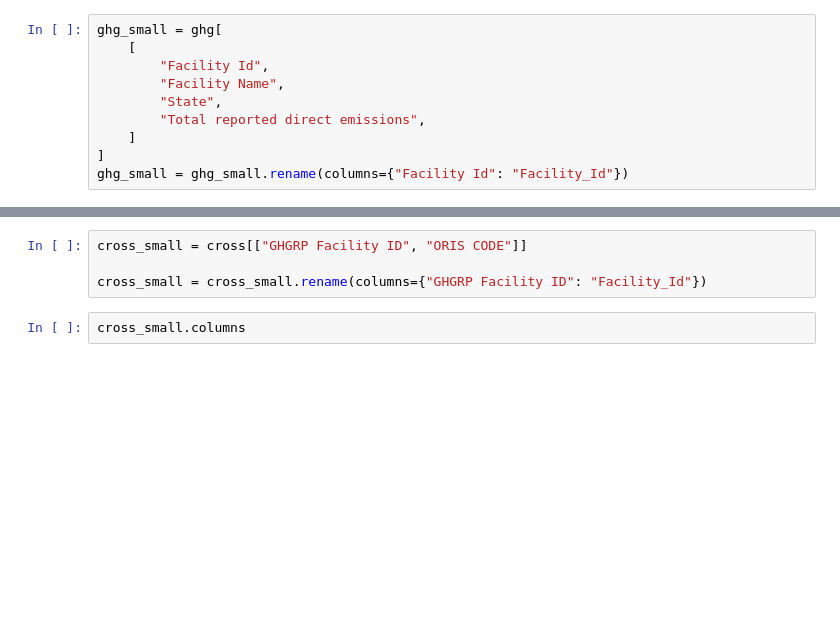
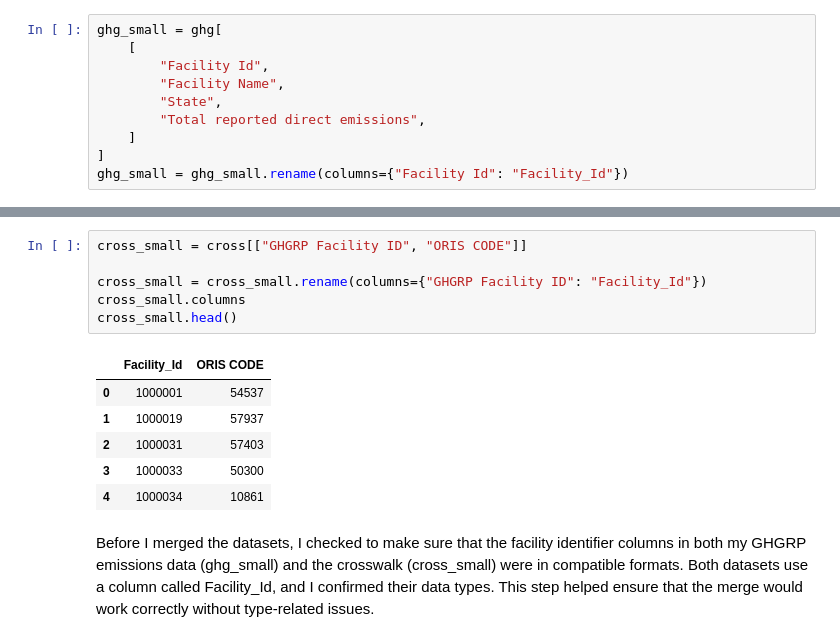
Before and after one commit to aak2257/aak2257.github.io, a Jupyter notebook: Project2.ipynb, the cells around one changed output, grey strips where cells are left out. Cells and saved outputs as stored; diff of their text form; blank space fills up the shorter version.

```diff
--- a/Project2.ipynb
+++ b/Project2.ipynb
@@ -36,9 +104,22 @@ print("Crosswalk columns:", cross.columns.tolist())
 # %%
 cross_small = cross[["GHGRP Facility ID", "ORIS CODE"]]
 
 cross_small = cross_small.rename(columns={"GHGRP Facility ID": "Facility_Id"})
+cross_small.columns
+cross_small.head()
+# %% [output]
+|  | Facility_Id | ORIS CODE |
+| 0 | 1000001 | 54537 |
+| 1 | 1000019 | 57937 |
+| 2 | 1000031 | 57403 |
+| 3 | 1000033 | 50300 |
+| 4 | 1000034 | 10861 |
-# %%
-cross_small.columns
+# %% [markdown]
+Before I merged the datasets, I checked to make sure that the facility
+identifier columns in both my GHGRP emissions data (ghg_small) and the crosswalk
+ (cross_small) were in compatible formats. Both datasets use a column called
+ Facility_Id, and I confirmed their data types. This step helped ensure that
+ the merge would work correctly without type-related issues.
 # %%
 ghg_small.Facility_Id.dtype
 cross_small.Facility_Id.dtype
```
Also changed, not shown: parts of 34 cells of this notebook, 3 other files.
